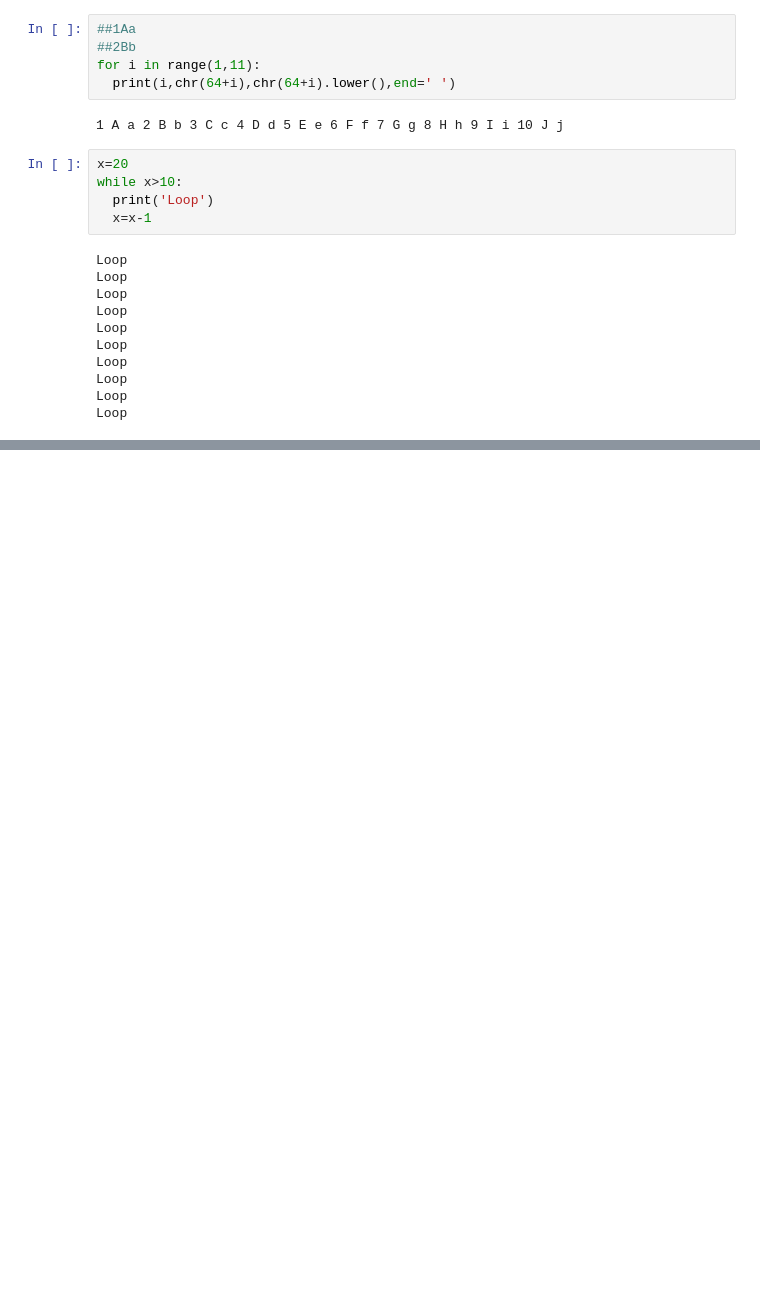
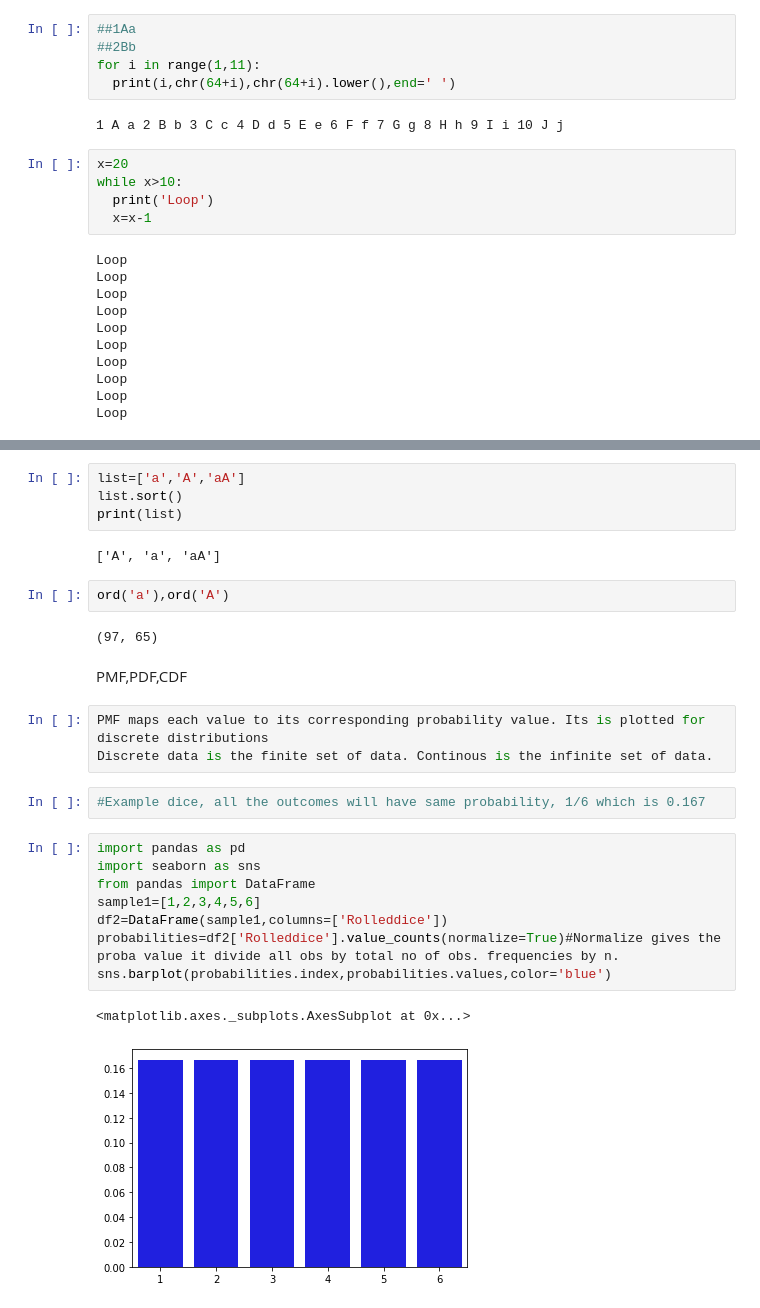
Before and after one commit to abhi-lejon/Machine-learning, a Jupyter notebook: Python_programming.ipynb, the cells around one changed output, grey strips where cells are left out. Cells and saved outputs as stored; diff of their text form; blank space fills up the shorter version.

```diff
--- a/Python_programming.ipynb
+++ b/Python_programming.ipynb
@@ -972,0 +1618,28 @@ print(a)
+# %%
+list=['a','A','aA']
+list.sort()
+print(list)
+# %% [output]
+['A', 'a', 'aA']
+# %%
+ord('a'),ord('A')
+# %% [output]
+(97, 65)
+# %% [markdown]
+PMF,PDF,CDF
+# %%
+PMF maps each value to its corresponding probability value. Its is plotted for discrete distributions
+Discrete data is the finite set of data. Continous is the infinite set of data.
+# %%
+#Example dice, all the outcomes will have same probability, 1/6 which is 0.167
+# %%
+import pandas as pd
+import seaborn as sns
+from pandas import DataFrame
+sample1=[1,2,3,4,5,6]
+df2=DataFrame(sample1,columns=['Rolleddice'])
+probabilities=df2['Rolleddice'].value_counts(normalize=True)#Normalize gives the proba value it divide all obs by total no of obs. frequencies by n.
+sns.barplot(probabilities.index,probabilities.values,color='blue')
+# %% [output]
+<matplotlib.axes._subplots.AxesSubplot at 0x...>
+[figure, added]
```
Also changed, not shown: parts of 189 cells of this notebook.
